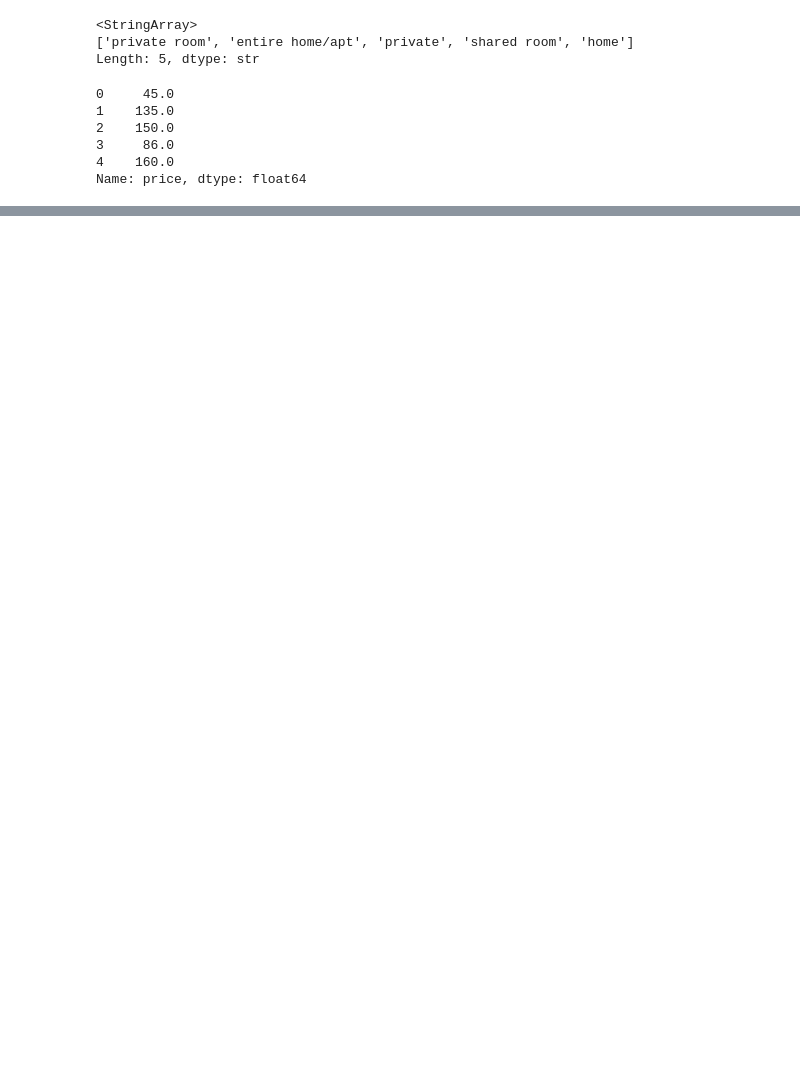
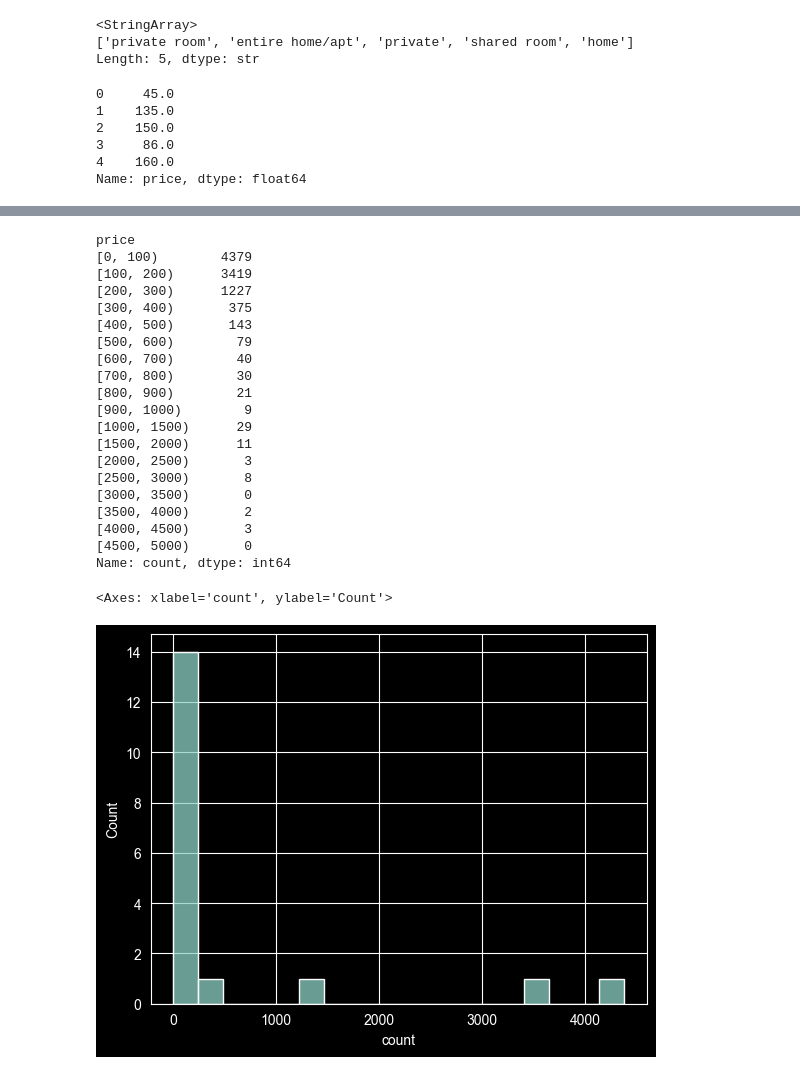
Before and after one commit to hubert21377/Data_Analysis_Workshops, a Jupyter notebook: zad1.ipynb, the cells around one changed output, grey strips where cells are left out. Drawn from its saved outputs; the diff is of its cells as text; code cells hidden in the pictures; blank space fills up the shorter version.

```diff
--- a/zad1.ipynb
+++ b/zad1.ipynb
@@ -87,0 +39,30 @@ Name: price, dtype: float64
+# %%
+bins = [0, 100, 200, 300, 400, 500, 600, 700, 800, 900, 1000, 1500, 2000, 2500, 3000, 3500, 4000, 4500, 5000]
+
+price_cat = pd.cut(airbnb['price'], bins=bins, right=False)
+freq_table = price_cat.value_counts().sort_index()
+print(freq_table)
+sns.histplot(freq_table, bins=len(freq_table))
+# %% [output]
+price
+[0, 100)        4379
+[100, 200)      3419
+[200, 300)      1227
+[300, 400)       375
+[400, 500)       143
+[500, 600)        79
+[600, 700)        40
+[700, 800)        30
+[800, 900)        21
+[900, 1000)        9
+[1000, 1500)      29
+[1500, 2000)      11
+[2000, 2500)       3
+[2500, 3000)       8
+[3000, 3500)       0
+[3500, 4000)       2
+[4000, 4500)       3
+[4500, 5000)       0
+Name: count, dtype: int64
+<Axes: xlabel='count', ylabel='Count'>
+[figure, added]
```
Also changed, not shown: parts of 6 cells of this notebook.
